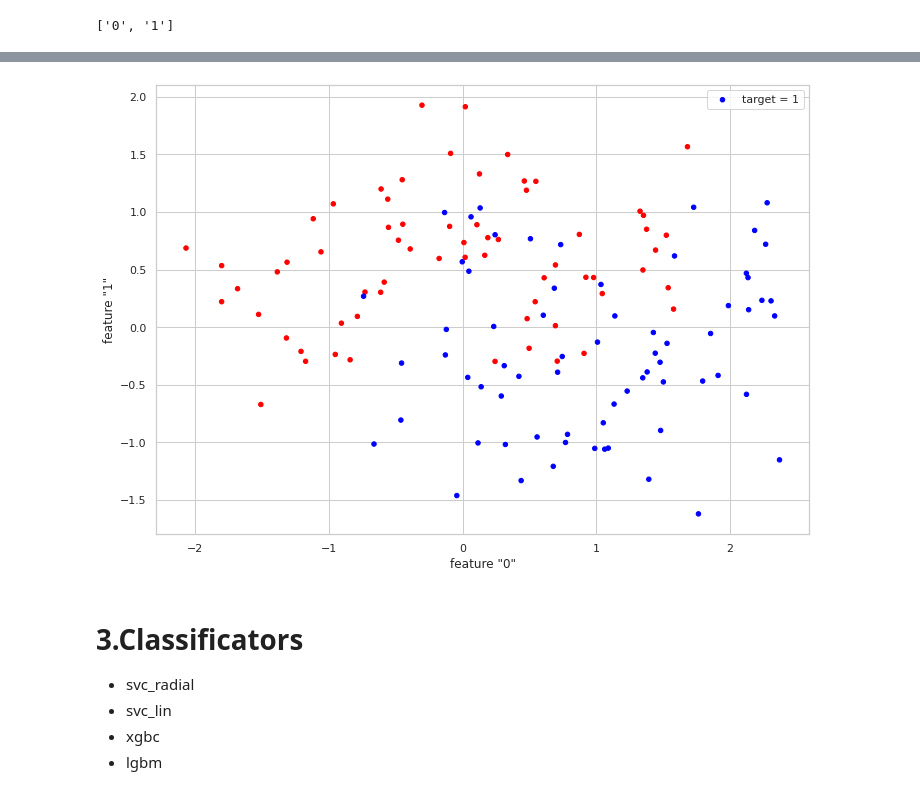
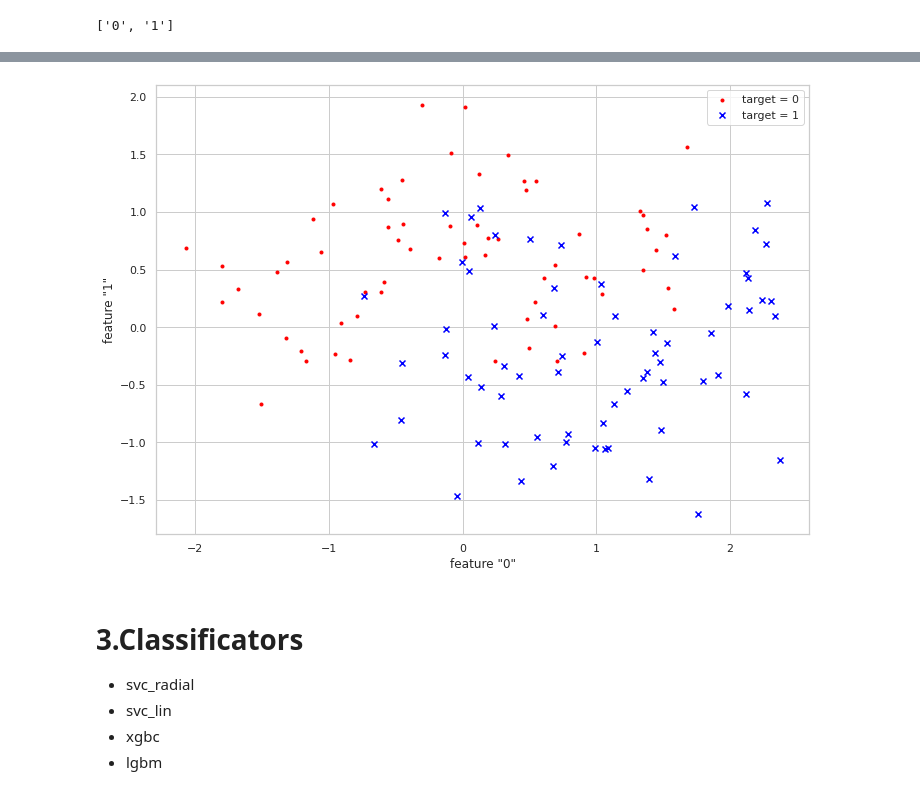
Before and after one commit to mozo64/inxai, a Jupyter notebook: examples/xai_on_synth_data/XAI-boost-on-syntetic-data-v4.ipynb, the cells around one changed output, grey strips where cells are left out. Drawn from its saved outputs; the diff is of its cells as text; code cells hidden in the pictures.

Commit message:
Improve synthetic data chart

```diff
--- a/examples/xai_on_synth_data/XAI-boost-on-syntetic-data-v4.ipynb
+++ b/examples/xai_on_synth_data/XAI-boost-on-syntetic-data-v4.ipynb
@@ -249,14 +272,17 @@ y_train_colors['color'] = y_train_colors['target'].apply(lambda x: 'red' if x==0
 # %%
 sns.set(rc={'figure.figsize':(11.7,8.27)})
 sns.set_style("whitegrid")
 
-ax = X_train.plot(kind='scatter',x='0', y='1',style='.', c=y_train_colors['color'])
+plt.scatter(X_train[y_train==0]["0"], X_train[y_train==0]["1"], marker=".", color="red")
+plt.scatter(X_train[y_train==1]["0"], X_train[y_train==1]["1"], marker="x", color="blue")
+plt.legend(['target = 0', 'target = 1'])
 
-ax.set(xlabel='feature "0"', ylabel='feature "1"')
-plt.legend(['target = 1'])
+plt.xlabel('feature "0"')
+plt.ylabel('feature "1"');
+
 plt.show()
 # %% [output]
-[figure, old version]
+[figure, new version]
 # %% [markdown]
 # 3.Classificators
 - svc_radial
```
Also changed, not shown: parts of 8 cells of this notebook, 1 other file.
